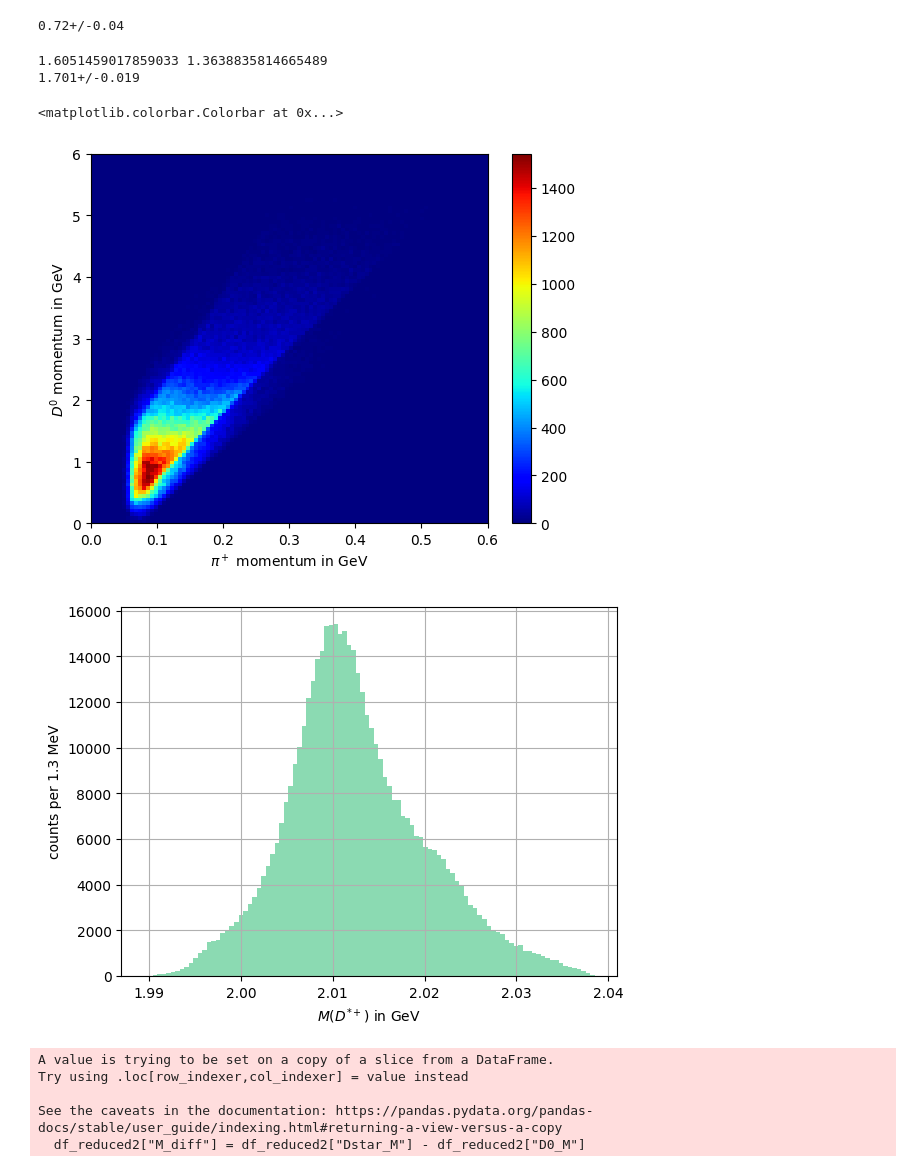
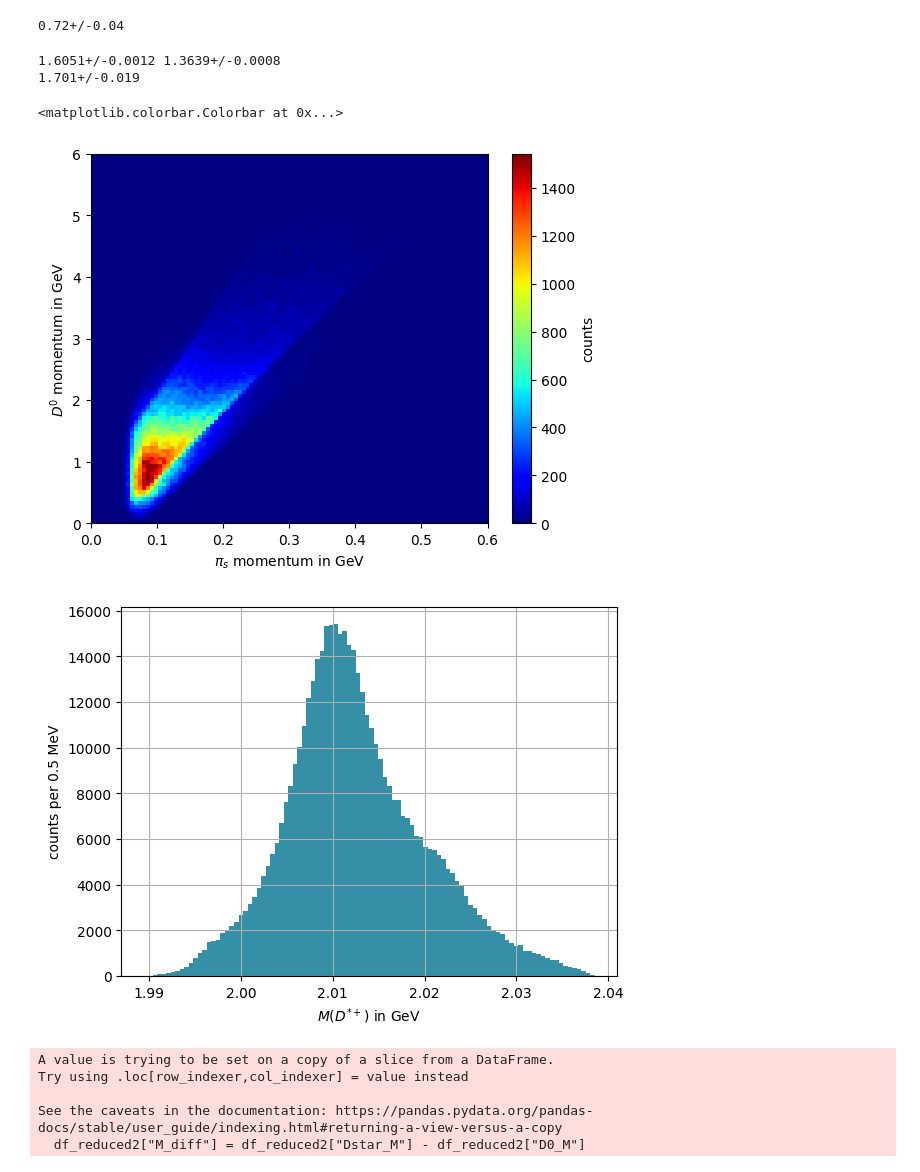
Before and after one commit to martludw/Advanced-Lab-Course, a Jupyter notebook: E215/notebooks/belleII_analysis.ipynb, the cells around one changed output. Drawn from its saved outputs; the diff is of its cells as text; code cells hidden in the pictures.

```diff
--- a/E215/notebooks/belleII_analysis.ipynb
+++ b/E215/notebooks/belleII_analysis.ipynb
@@ -7,5 +7,7 @@ from scipy.optimize import curve_fit
 from uncertainties import ufloat, unumpy
 
 sns.set_palette("mako_r")  # prettier colors for histograms
+color_cycle = plt.rcParams["axes.prop_cycle"].by_key()["color"]
 
 df = pd.read_hdf("./../data/data-e215.h5", key="full")
+print(df.shape)
@@ -135,39 +148,38 @@ print(purity)
 0.72+/-0.04
 # %%
 peak_mask = (df["D0_M"] < (m + 3 * gamma)) & (df["D0_M"] > (m - 3 * gamma))
-
-D0_p_peak = np.mean(df_reduced1.loc[peak_mask]["D0_p"])
-D0_p_sideband = np.mean(df_reduced1.loc[~peak_mask]["D0_p"])
-
-print(D0_p_peak, D0_p_sideband)
-
-D0_p_average = (D0_p_peak - (1 - purity) * D0_p_sideband) / purity
-print(D0_p_average)
-
-# sigma = (purity * (1 - purity) / N_total) ** (1/2)
-# print(sigma)
+df1_peak = df_reduced1.loc[peak_mask]
+df1_sideband = df_reduced1.loc[~peak_mask]
-# %% [output]
-1.6051459017859033 1.3638835814665489
-1.701+/-0.019
+# %%
+
+D0_p_peak = ufloat(np.mean(df1_peak["D0_p"]), np.std(df1_peak["D0_p"]) / np.sqrt(len(df1_peak)))
+D0_p_sideband = ufloat(np.mean(df1_sideband["D0_p"]), np.std(df1_sideband["D0_p"]) / np.sqrt(len(df1_sideband)))
+print(D0_p_peak, D0_p_sideband)
+
+D0_p_signal = (D0_p_peak - (1 - purity) * D0_p_sideband) / purity
+print(D0_p_signal)
+# %% [output]
+1.6051+/-0.0012 1.3639+/-0.0008
+1.701+/-0.019
 # %%
 # reduce the data frame further by getting rid of the side bands
 df_reduced2 = df_reduced1.loc[peak_mask]
 
 plt.hist2d(df_reduced2["pis_p"], df_reduced2["D0_p"], bins=(100,100), range=[[0, 0.6], [0, 6]], cmap=plt.cm.jet)
-plt.xlabel(r"$\pi^+$ momentum in GeV")
+plt.xlabel(r"$\pi_s$ momentum in GeV")
 plt.ylabel(r"$D^0$ momentum in GeV")
-plt.colorbar()
+plt.colorbar(label="counts")
 # %% [output]
 <matplotlib.colorbar.Colorbar at 0x...>
-[figure, old version]
+[figure, new version]
 # %%
 # plot Dstar invariant mass of the reduced data frame
-plt.hist(df_reduced2["Dstar_M"], bins=100)
-plt.ylabel("counts per %.1f MeV" %((bins[1] - bins[0]) * 1000))
+n2, bins2, _ = plt.hist(df_reduced2["Dstar_M"], bins=100, color=color_cycle[2])
+plt.ylabel("counts per %.1f MeV" %((bins2[1] - bins2[0]) * 1000))
 plt.xlabel(r"$M(D^{*+})$ in GeV")
 plt.grid()
 # %% [output]
-[figure, old version]
+[figure, new version]
 # %%
 N_bins = 100
 
```
Also changed, not shown: parts of 16 cells of this notebook.
